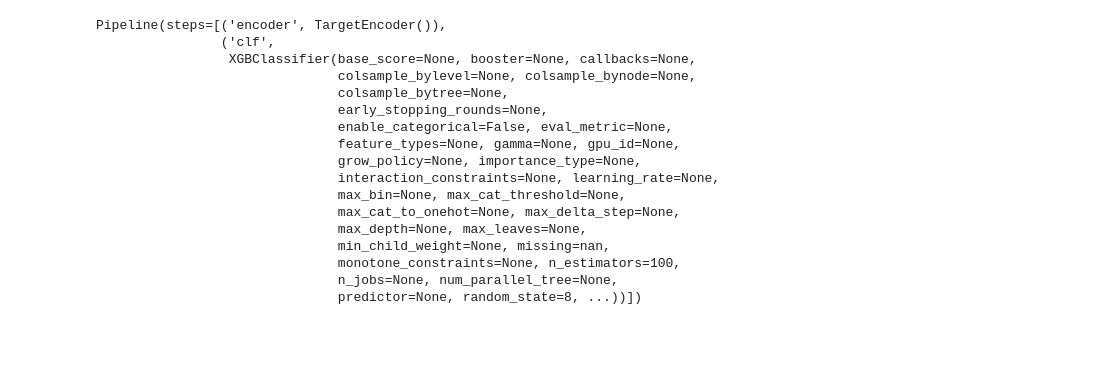
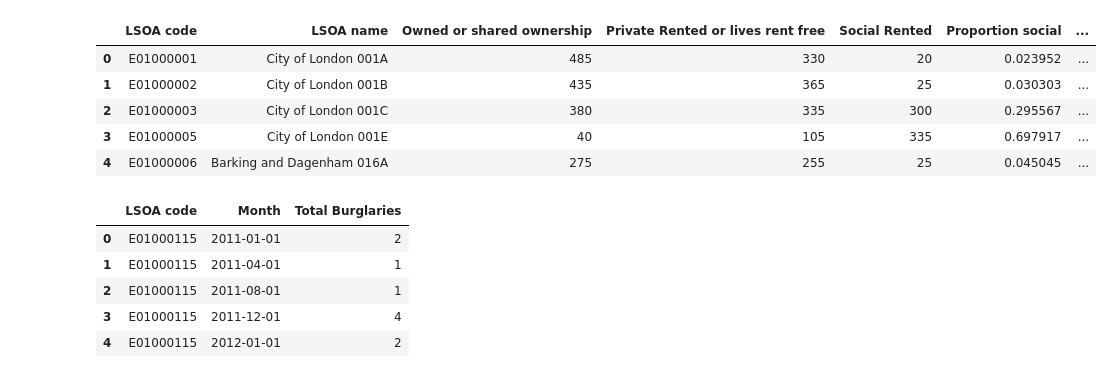
Before and after one commit to DC2-G19/policeResourceAllocation, a Jupyter notebook: XGBoost_test.ipynb, the cells around one changed output. Drawn from its saved outputs; the diff is of its cells as text; code cells hidden in the pictures; blank space fills up the shorter version.

```diff
--- a/XGBoost_test.ipynb
+++ b/XGBoost_test.ipynb
@@ -178,29 +63,0 @@ X_train, X_test, y_train, y_test = train_test_split(X, y, test_size=0.2, stratif
-# %%
-from sklearn.pipeline import Pipeline
-from category_encoders.target_encoder import TargetEncoder
-from xgboost import XGBClassifier
-
-estimators = [
-    ('encoder', TargetEncoder()),
-    ('clf', XGBClassifier(random_state=8)) # can customize objective function with the objective parameter
-]
-pipe = Pipeline(steps=estimators)
-pipe
-# %% [output]
-Pipeline(steps=[('encoder', TargetEncoder()),
-                ('clf',
-                 XGBClassifier(base_score=None, booster=None, callbacks=None,
-                               colsample_bylevel=None, colsample_bynode=None,
-                               colsample_bytree=None,
-                               early_stopping_rounds=None,
-                               enable_categorical=False, eval_metric=None,
-                               feature_types=None, gamma=None, gpu_id=None,
-                               grow_policy=None, importance_type=None,
-                               interaction_constraints=None, learning_rate=None,
-                               max_bin=None, max_cat_threshold=None,
-                               max_cat_to_onehot=None, max_delta_step=None,
-                               max_depth=None, max_leaves=None,
-                               min_child_weight=None, missing=nan,
-                               monotone_constraints=None, n_estimators=100,
-                               n_jobs=None, num_parallel_tree=None,
-                               predictor=None, random_state=8, ...))])
@@ -223,0 +64,23 @@ opt = BayesSearchCV(pipe, search_space, cv=3, n_iter=10, scoring='roc_auc', rand
+# %%
+df_housing = df_housing.drop(columns=["index"], axis=1)
+df_housing.head()
+# %% [output]
+|  | LSOA code | LSOA name | Owned or shared ownership | Private Rented or lives rent free | Social Rented | Proportion social | ... |
+| 0 | E01000001 | City of London 001A | 485 | 330 | 20 | 0.023952 | ... |
+| 1 | E01000002 | City of London 001B | 435 | 365 | 25 | 0.030303 | ... |
+| 2 | E01000003 | City of London 001C | 380 | 335 | 300 | 0.295567 | ... |
+| 3 | E01000005 | City of London 001E | 40 | 105 | 335 | 0.697917 | ... |
+| 4 | E01000006 | Barking and Dagenham 016A | 275 | 255 | 25 | 0.045045 | ... |
+# %%
+burglaries_per_lsoa_month = df_bar[df_bar['Crime type'] == 'Burglary'].groupby(['LSOA code', 'Month']).size()
+
+burglaries_per_lsoa_month = burglaries_per_lsoa_month.reset_index(name='Total Burglaries')
+#burglaries_per_lsoa_month["Total Burglaries"].unique()
+burglaries_per_lsoa_month.head()
+# %% [output]
+|  | LSOA code | Month | Total Burglaries |
+| 0 | E01000115 | 2011-01-01 | 2 |
+| 1 | E01000115 | 2011-04-01 | 1 |
+| 2 | E01000115 | 2011-08-01 | 1 |
+| 3 | E01000115 | 2011-12-01 | 4 |
+| 4 | E01000115 | 2012-01-01 | 2 |
```
Also changed, not shown: parts of 21 cells of this notebook.
